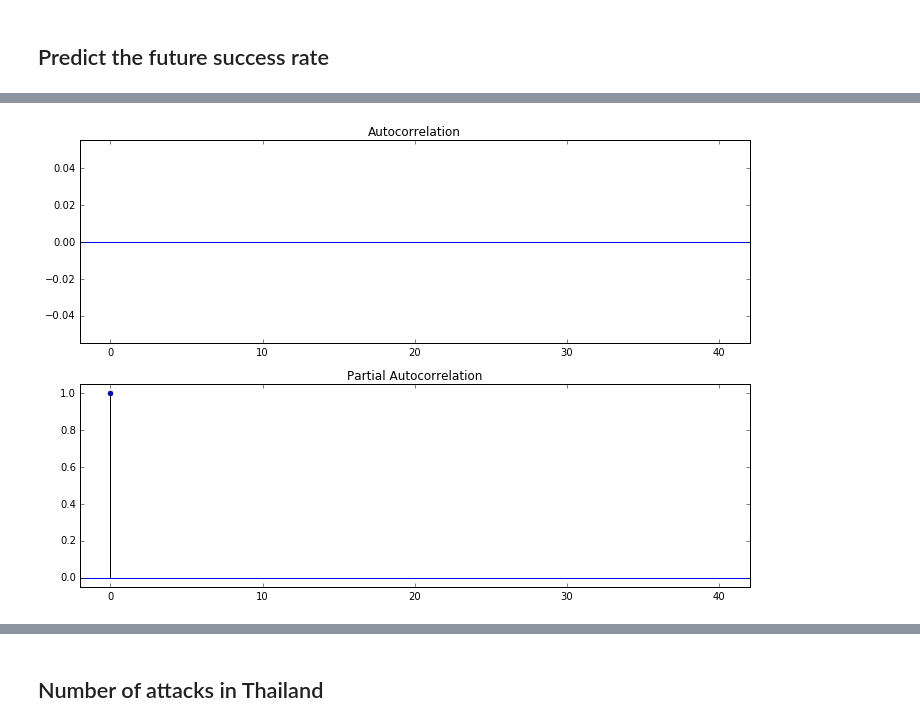
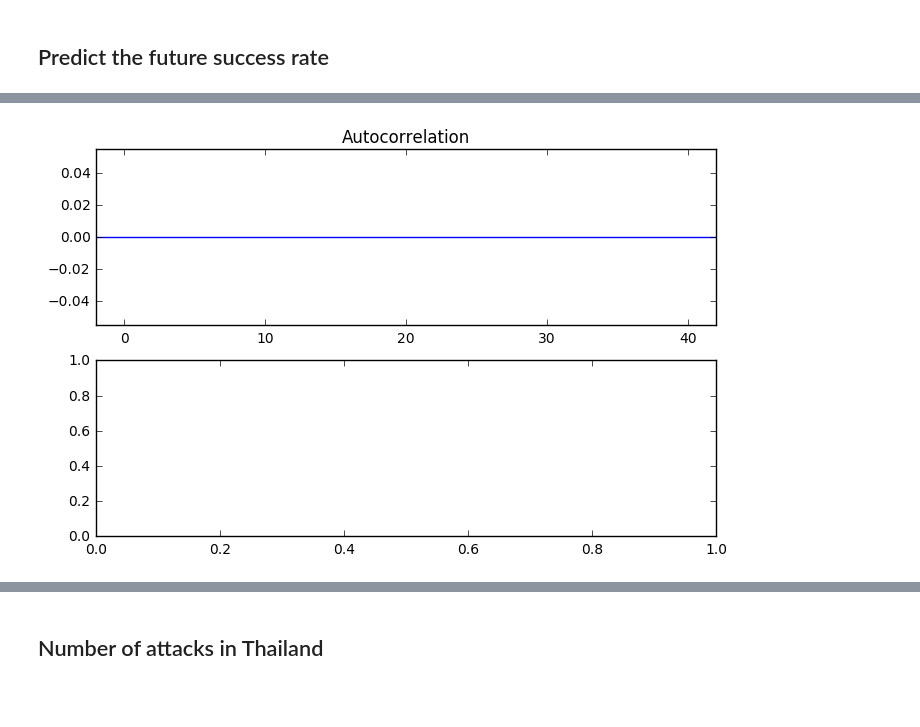
Before and after one commit to sanchitchawla/datascienceproject, a Jupyter notebook: Terror.ipynb, the cells around one changed output, grey strips where cells are left out. Cells and saved outputs as stored; diff of their text form; code cells hidden in the pictures; blank space fills up the shorter version.

```diff
--- a/Terror.ipynb
+++ b/Terror.ipynb
@@ -309,10 +328,9 @@ dtype: float64
 # %%
 import statsmodels.api as sm
 
-fig = plt.figure(figsize=(12,8))
+fig = plt.figure(figsize=(8,5))
 ax1 = fig.add_subplot(211)
 fig = sm.graphics.tsa.plot_acf(d.log_first_difference, lags=40, ax=ax1)
 ax2 = fig.add_subplot(212)
-fig = sm.graphics.tsa.plot_pacf(d.log_first_difference, lags=40, ax=ax2)
 # %% [output]
-[figure, old version]
+[figure, new version]
```
Also changed, not shown: parts of 8 cells of this notebook.
